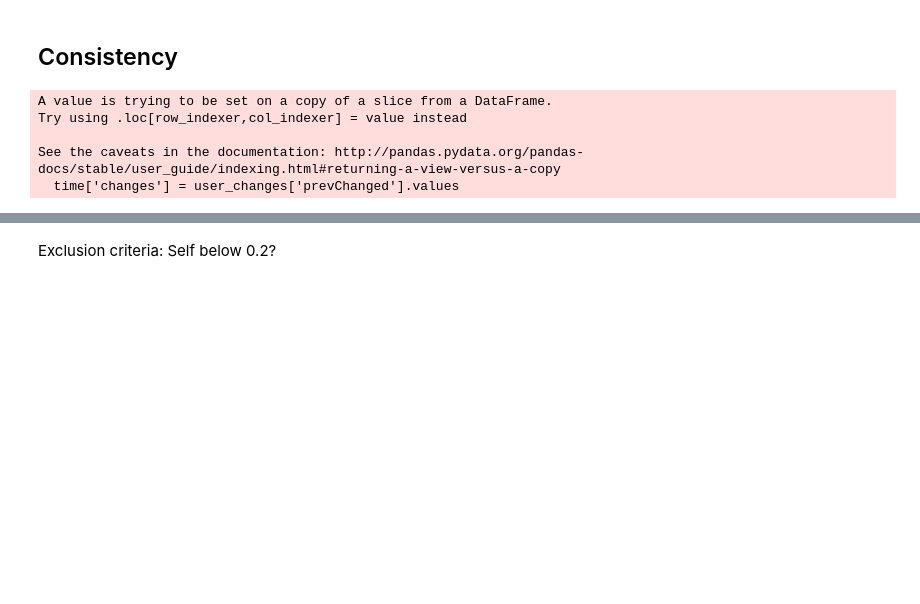
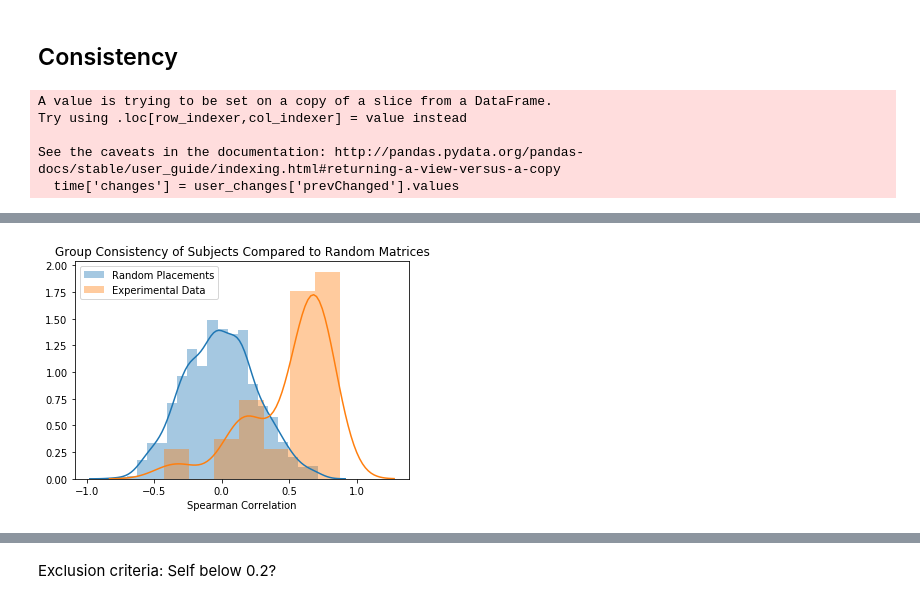
Before and after one commit to sathvikn/bert-wordsense, a Jupyter notebook: codebase/notebooks/pilesort-analysis-full.ipynb, the cells around one changed output, grey strips where cells are left out. Drawn from its saved outputs; the diff is of its cells as text; code cells hidden in the pictures; blank space fills up the shorter version.

```diff
--- a/codebase/notebooks/pilesort-analysis-full.ipynb
+++ b/codebase/notebooks/pilesort-analysis-full.ipynb
@@ -48,3 +73,12 @@ plot_consistency_hist(random_self, corrs['Self Consistency'],
+# %%
+sns.distplot(random_group, label = "Random Placements")
+sns.distplot(corrs['Group Consistency'], label = "Experimental Data")
+plt.title("Group Consistency of Subjects Compared to Random Matrices")
+plt.xlabel("Spearman Correlation")
+plt.legend()
+plt.savefig("../../results/figures/group_consistency.png")
+# %% [output]
+[figure, added]
 # %%
 random_group = [random_vs_all(shared_results) for _ in range(1000)]
 plot_consistency_hist(random_group, corrs['Group Consistency'],
```
Also changed, not shown: parts of 9 cells of this notebook.
